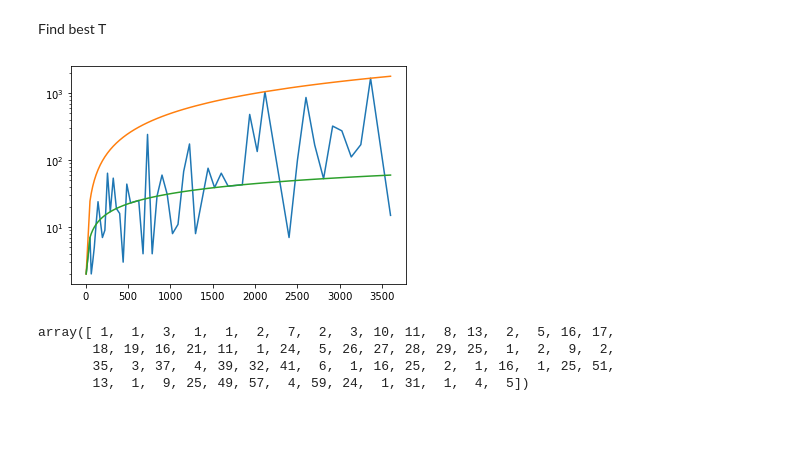
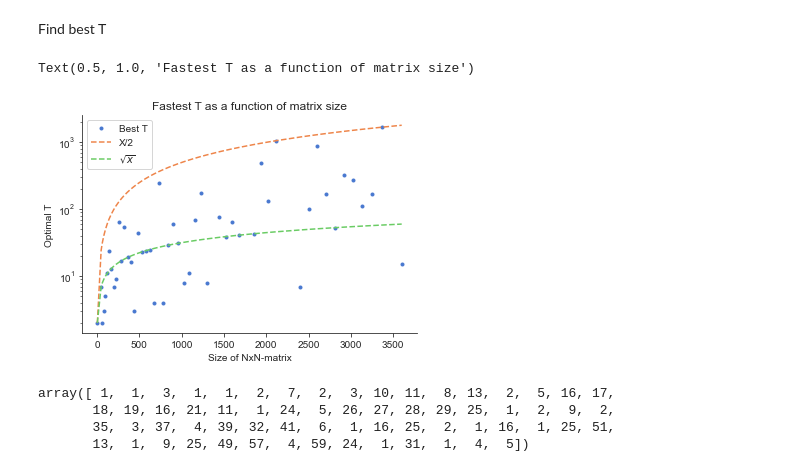
Before and after one commit to JakobSchauser/MLandData, a Jupyter notebook: HPPS/Exam/dataprocessing.ipynb, the cells around one changed output. Drawn from its saved outputs; the diff is of its cells as text; code cells hidden in the pictures; blank space fills up the shorter version.

```diff
--- a/HPPS/Exam/dataprocessing.ipynb
+++ b/HPPS/Exam/dataprocessing.ipynb
@@ -21,18 +21,26 @@ def findnum(a):
 # %%
 dat = np.genfromtxt("exam-handout/finding_T_2.csv",delimiter = ",",skip_header = 1,dtype=int)
 
 x = dat[:,0][dat[:,1] != 1]
 y = dat[:,1][dat[:,1] != 1]
 
-plt.plot(x,y)
+plt.plot(x,y,'.',label = "Best T")
+# plt.plot(x,y,alpha =0.1,color="blue")
+
 # plt.plot(dat[:,0],[findnum(d) for d in dat[:,0]],'.')
 # plt.plot(dat[:,0],np.sqrt(dat[:,0]))
-plt.plot(x,x/2)
-plt.plot(x,np.sqrt(x))
+plt.plot(x,x/2,'--',label="X/2")
+plt.plot(x,np.sqrt(x),'--',label="$\sqrt{x}$")
+plt.legend()
+plt.yscale("log")
 
-plt.yscale("log")
+plt.xlabel("Size of NxN-matrix")
+plt.ylabel("Optimal T")
+sns.despine()
+plt.title("Fastest T as a function of matrix size")
 # %% [output]
+Text(0.5, 1.0, 'Fastest T as a function of matrix size')
-[figure, old version]
+[figure, new version]
 # %%
 # [(d,math.gcd(d,d)) for d in dat[:,1]]
 dat[:,1]
```
Also changed, not shown: parts of 6 cells of this notebook, 8 other files.
